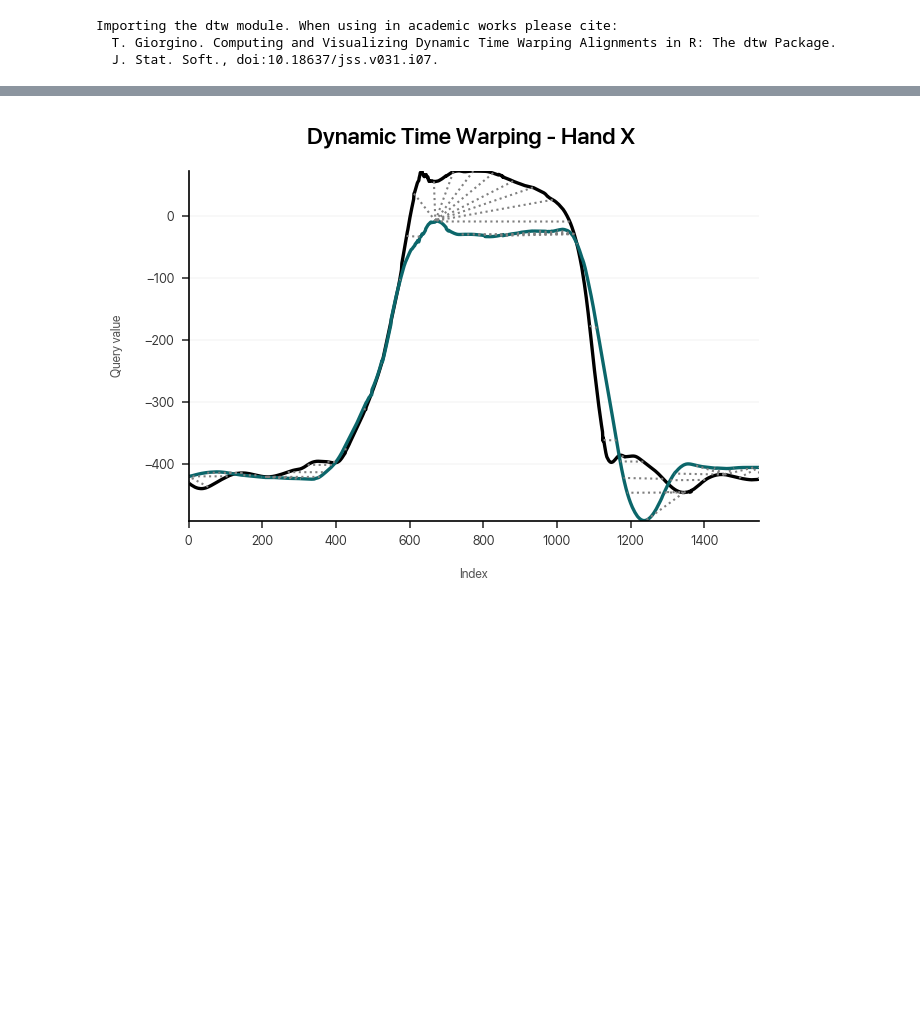
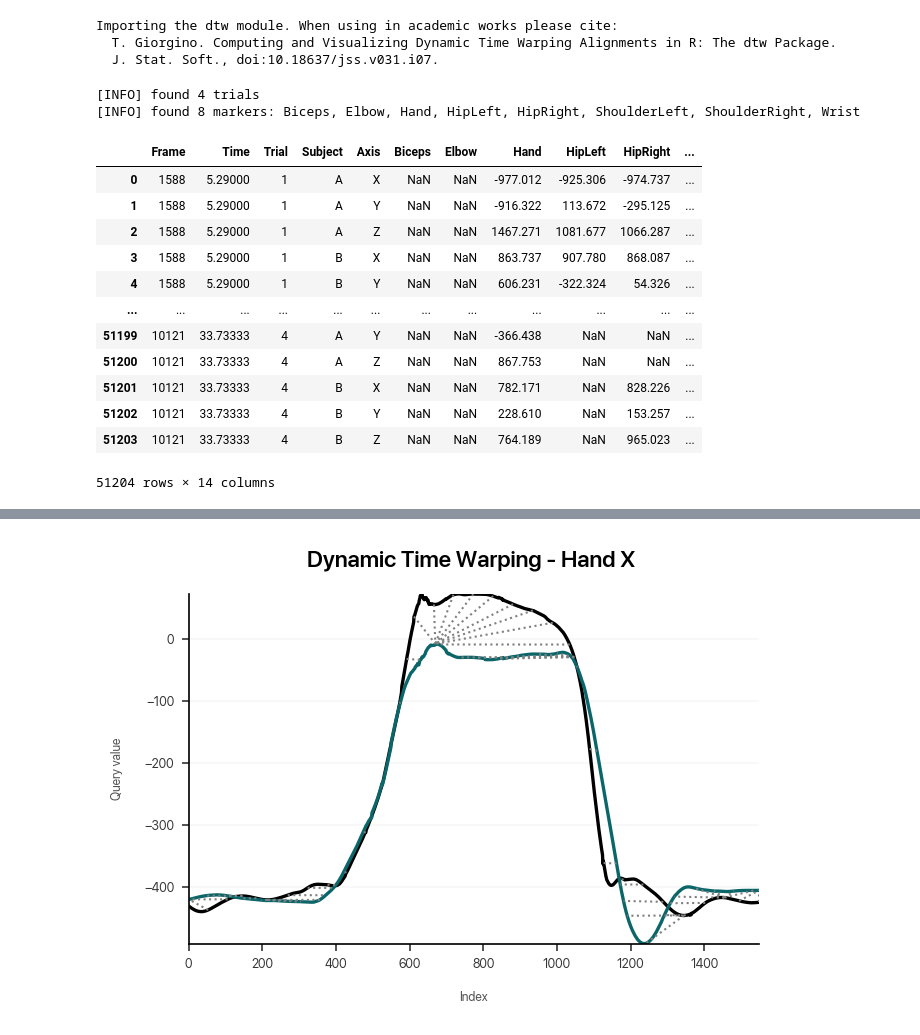
Before and after one commit to dlundgaard/dapup-mocap, a Jupyter notebook: analysis.ipynb, the cells around one changed output, grey strips where cells are left out. Saved outputs shown, nothing was run; the diff lists cells and outputs as text; code cells hidden in the pictures; blank space fills up the shorter version.

Commit message:
simplified, exploded dataframe

```diff
--- a/analysis.ipynb
+++ b/analysis.ipynb
@@ -12,25 +12,55 @@ Importing the dtw module. When using in academic works please cite:
   T. Giorgino. Computing and Visualizing Dynamic Time Warping Alignments in R: The dtw Package.
   J. Stat. Soft., doi:10.18637/jss.v031.i07.
 # %%
-# session = 1
-# datafile_path = f"data/Test{session}.tsv"
+session = 4
+datafile_path = f"data/Test{session}.tsv"
 
-# metadata_header_lines = 9
+metadata_header_lines = 9
 
-# events = pd.read_csv(datafile_path, sep = "\t", header = None, names = ("Type", "Name", "Frame", "Time"), skiprows=metadata_header_lines, on_bad_lines = "skip").drop(columns = ["Type"])
-# events
-# print(f"""[INFO] found {1 + len(events[events["Name"] == "Trial"])} trials""")
+events = pd.read_csv(datafile_path, sep = "\t", header = None, names = ("Type", "Name", "Frame", "Time"), skiprows=metadata_header_lines, on_bad_lines = "skip").drop(columns = ["Type"])
+events
+print(f"""[INFO] found {1 + len(events[events["Name"] == "Trial"])} trials""")
 
-# data = pd.read_csv(datafile_path, sep = "\t", header = metadata_header_lines + len(events) + 2, usecols=lambda name: "Unnamed" not in name)
+marker_names = pd.read_csv(datafile_path, sep = "\t", header = None, skiprows=metadata_header_lines + len(events), nrows = 1).loc[0, 1:].values
+markers = list(sorted(set([name[2:] for name in marker_names])))
+print(f"""[INFO] found {len(markers)} markers: {", ".join(markers)}""")
 
-# for frame, event_name in events.set_index("Frame")["Name"].items():
-#     data.loc[data["Frame"] == frame, "Event"] = event_name
+data = pd.read_csv(datafile_path, sep = "\t", header = metadata_header_lines + len(events) + 2, usecols=lambda name: "Unnamed" not in name)
 
-# data.insert(2, "Trial", ((data["Event"] == "Trial") & (data["Event"].fillna(0) != data["Event"].fillna(0).shift())).cumsum() + 1)
+data = data.set_index(["Frame", "Time"])
+data.columns = data.columns.str.split("_", expand = True)
+data = data.stack(0)
+data.columns = data.columns.str.split(" ", expand = True)
+data = data.stack(1)
+data.index = data.index.rename(["Frame", "Time", "Subject", "Axis"])
+data = data.reset_index()
 
-# position_cols = [col for col in data.columns if col not in ["Frame", "Time", "Event", "Trial"]]
-# data[position_cols] = data[position_cols].replace(0, np.nan)
-# data[["Interp_" + col for col in position_cols]] = data[position_cols].replace(0, np.nan).interpolate()
+for frame, event_name in events.set_index("Frame")["Name"].items():
+    data.loc[data["Frame"] == frame, "Event"] = event_name
 
-# data
+data.insert(2, "Trial", ((data["Event"] == "Trial") & (data["Event"].fillna(0) != data["Event"].fillna(0).shift())).cumsum() + 1)
+
+position_cols = [col for col in data.columns if col not in ["Frame", "Time", "Trial", "Subject", "Axis", "Event"]]
+data[position_cols] = data[position_cols].replace(0, np.nan)
+# interpolated = data.copy()
+# interpolated[position_cols] = interpolated[position_cols].interpolate()
+# data.interpolated = interpolated
+
+data
+# %% [output]
+[INFO] found 4 trials
+[INFO] found 8 markers: Biceps, Elbow, Hand, HipLeft, HipRight, ShoulderLeft, ShoulderRight, Wrist
+|  | Frame | Time | Trial | Subject | Axis | Biceps | Elbow | Hand | HipLeft | HipRight | ... |
+| 0 | 1588 | 5.29000 | 1 | A | X | NaN | NaN | -977.012 | -925.306 | -974.737 | ... |
+| 1 | 1588 | 5.29000 | 1 | A | Y | NaN | NaN | -916.322 | 113.672 | -295.125 | ... |
+| 2 | 1588 | 5.29000 | 1 | A | Z | NaN | NaN | 1467.271 | 1081.677 | 1066.287 | ... |
+| 3 | 1588 | 5.29000 | 1 | B | X | NaN | NaN | 863.737 | 907.780 | 868.087 | ... |
+| 4 | 1588 | 5.29000 | 1 | B | Y | NaN | NaN | 606.231 | -322.324 | 54.326 | ... |
+| ... | ... | ... | ... | ... | ... | ... | ... | ... | ... | ... | ... |
+| 51199 | 10121 | 33.73333 | 4 | A | Y | NaN | NaN | -366.438 | NaN | NaN | ... |
+| 51200 | 10121 | 33.73333 | 4 | A | Z | NaN | NaN | 867.753 | NaN | NaN | ... |
+| 51201 | 10121 | 33.73333 | 4 | B | X | NaN | NaN | 782.171 | NaN | 828.226 | ... |
+| 51202 | 10121 | 33.73333 | 4 | B | Y | NaN | NaN | 228.610 | NaN | 153.257 | ... |
+| 51203 | 10121 | 33.73333 | 4 | B | Z | NaN | NaN | 764.189 | NaN | 965.023 | ... |
+51204 rows × 14 columns
 # %%
```
Also changed, not shown: parts of 2 cells of this notebook.
